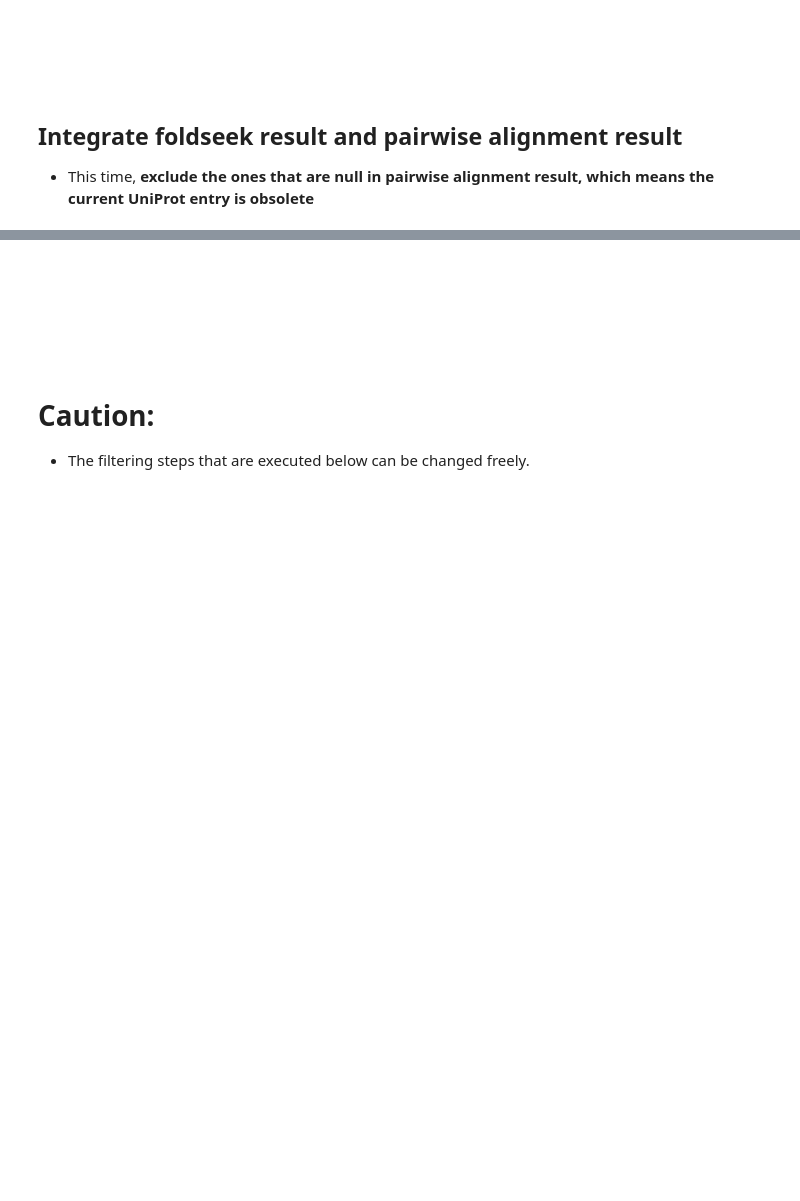
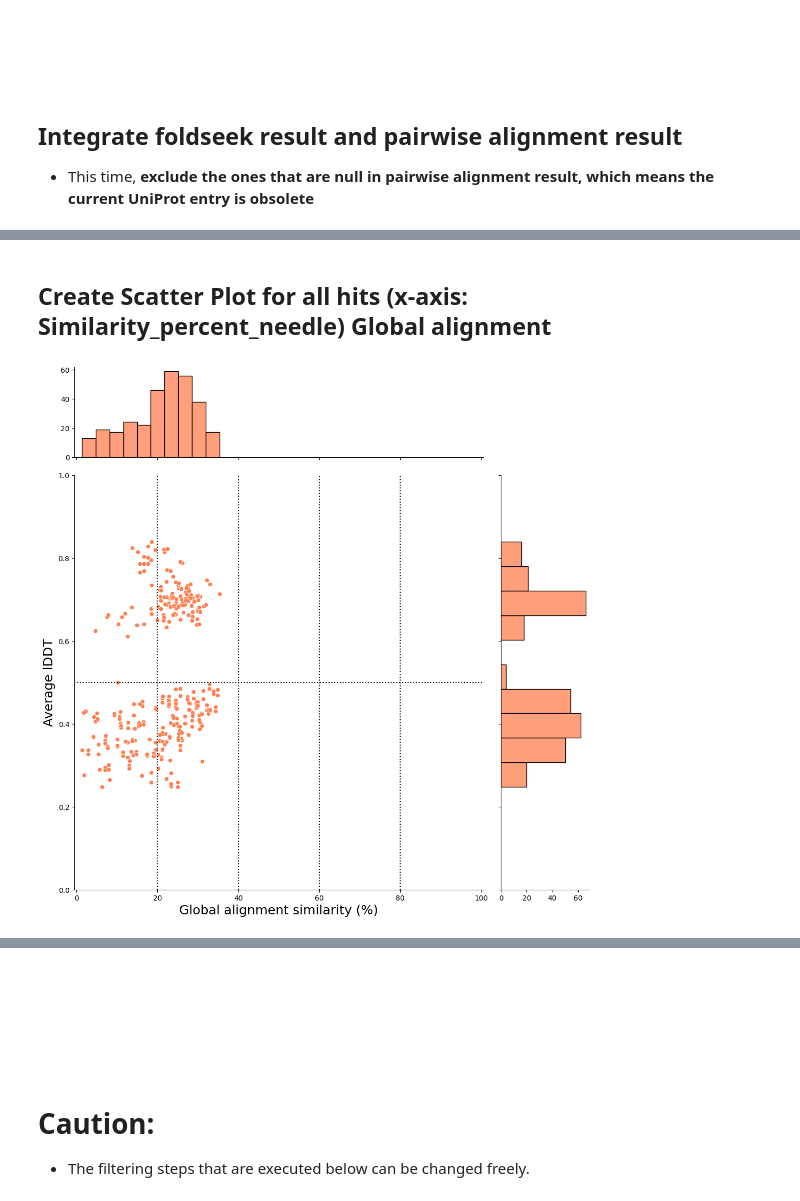
Before and after one commit to yonesora56/plant2human, a Jupyter notebook: notebooks/foldseek_result_parse.ipynb, the cells around one changed output, grey strips where cells are left out. Drawn from its saved outputs; the diff is of its cells as text; code cells hidden in the pictures; blank space fills up the shorter version.

```diff
--- a/notebooks/foldseek_result_parse.ipynb
+++ b/notebooks/foldseek_result_parse.ipynb
@@ -302,3 +317,31 @@ shape: (5, 44)
+# %% [markdown]
+## Create Scatter Plot for all hits (x-axis: Similarity_percent_needle) Global alignment
+# %%
+foldseek_filter_viz2 = join_foldseek.to_pandas()
+
+sns.jointplot(
+    data=foldseek_filter_viz2,
+    x="Similarity_percent_needle",
+    y="lddt",
+    color="coral",
+    height=11,
+    ratio=4,
+    marginal_ticks=True
+)
+
+plt.xlim(-0.5,100.5)
+plt.ylim(0,1)
+plt.xlabel("Global alignment similarity (%)", fontsize=18)
+plt.ylabel("Average lDDT", fontsize=18) # see foldseek github https://github.com/steineggerlab/foldseek?tab=readme-ov-file#output-search
+plt.axvline(x=20, color="black", linestyle=":")
+plt.axvline(x=40, color="black", linestyle=":")
+plt.axvline(x=60, color="black", linestyle=":")
+plt.axvline(x=80, color="black", linestyle=":")
+plt.axhline(y=0.5, color="black", linestyle=":")
+
+plt.show()
+# %% [output]
+[figure, added]
 # %% [markdown]
 &nbsp;
 
```
Also changed, not shown: parts of 41 cells of this notebook, 3 other files.
